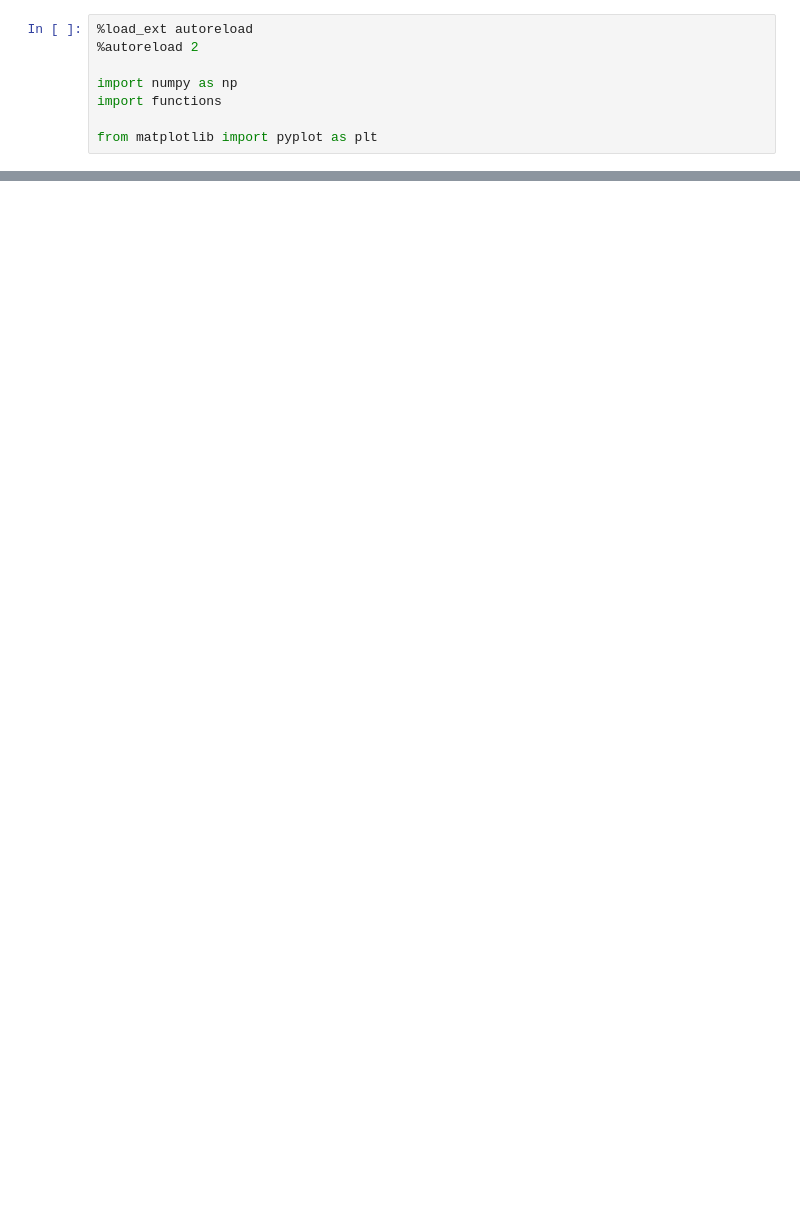
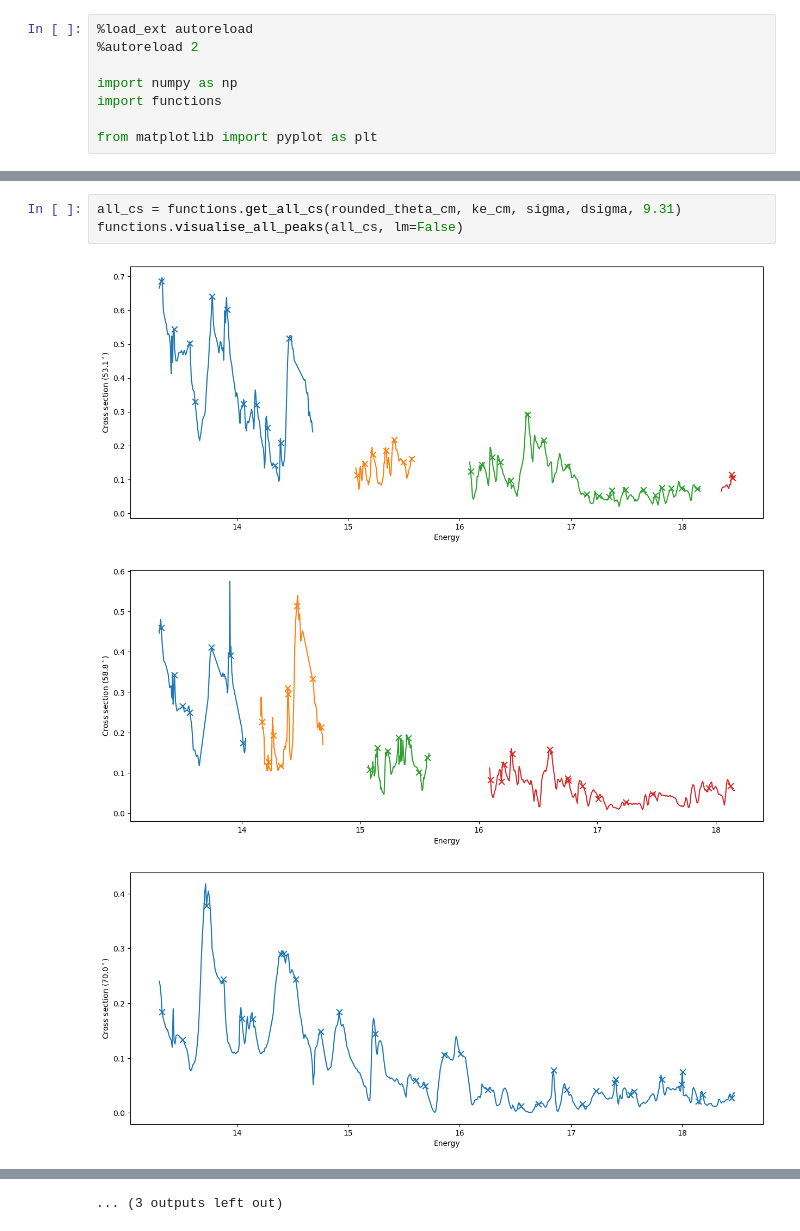
Before and after one commit to peytaguo/automated-resonance-analysis, a Jupyter notebook: analysis.ipynb, the cells around one changed output, grey strips where cells are left out. Cells and saved outputs as stored; diff of their text form; blank space fills up the shorter version.

```diff
--- a/analysis.ipynb
+++ b/analysis.ipynb
@@ -37,0 +69,7 @@ functions.visualise_all_peaks(all_cs)
+# %%
+all_cs = functions.get_all_cs(rounded_theta_cm, ke_cm, sigma, dsigma, 9.31)
+functions.visualise_all_peaks(all_cs, lm=False)
+# %% [output]
+[figure, added]
+[figure, added]
+[figure, added]
@@ -37,0 +85 @@ functions.visualise_all_peaks(all_cs)
+... (3 outputs left out)
```
Also changed, not shown: parts of 13 cells of this notebook, 1 other file.
